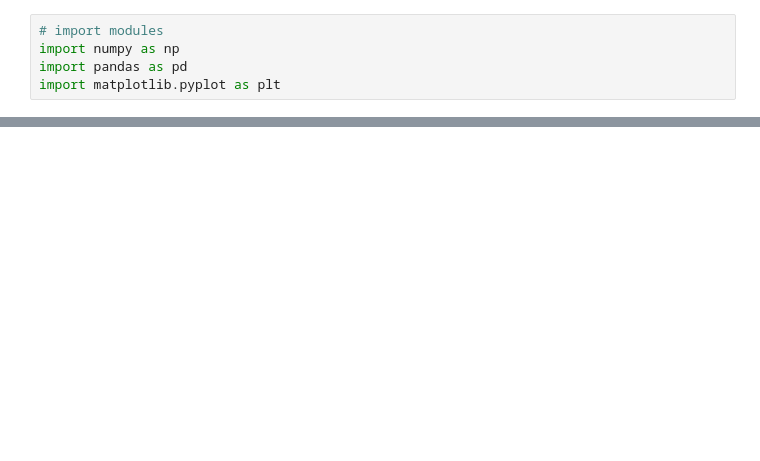
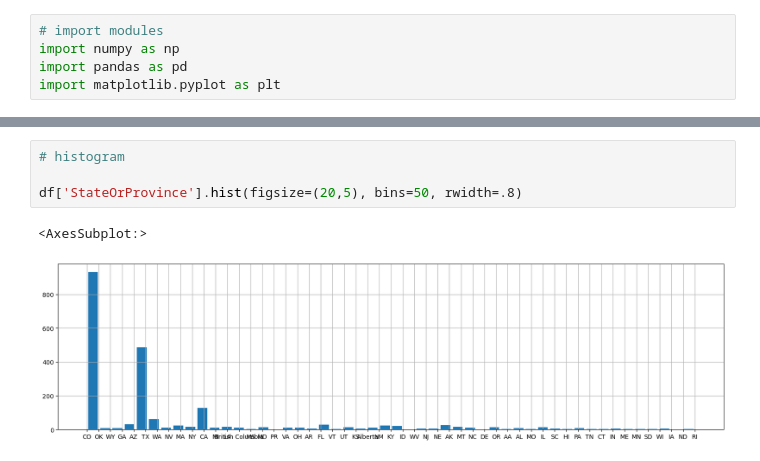
Before and after one commit to GPGN-268/SP2024-FP04-alumni-map, a Jupyter notebook: notebooks/Max Dev - Loc Histogram.ipynb, the cells around one changed output, grey strips where cells are left out. Drawn from its saved outputs; the diff is of its cells as text; blank space fills up the shorter version.

Commit message:
Added location bar graph notebook

```diff
--- a/notebooks/Max Dev - Loc Histogram.ipynb
+++ b/notebooks/Max Dev - Loc Histogram.ipynb
@@ -25,0 +25,7 @@ df
+# %%
+# histogram
+
+df['StateOrProvince'].hist(figsize=(20,5), bins=50, rwidth=.8)
+# %% [output]
+<AxesSubplot:>
+[figure, added]
```
Also changed, not shown: parts of 2 cells of this notebook, 1 other file.
